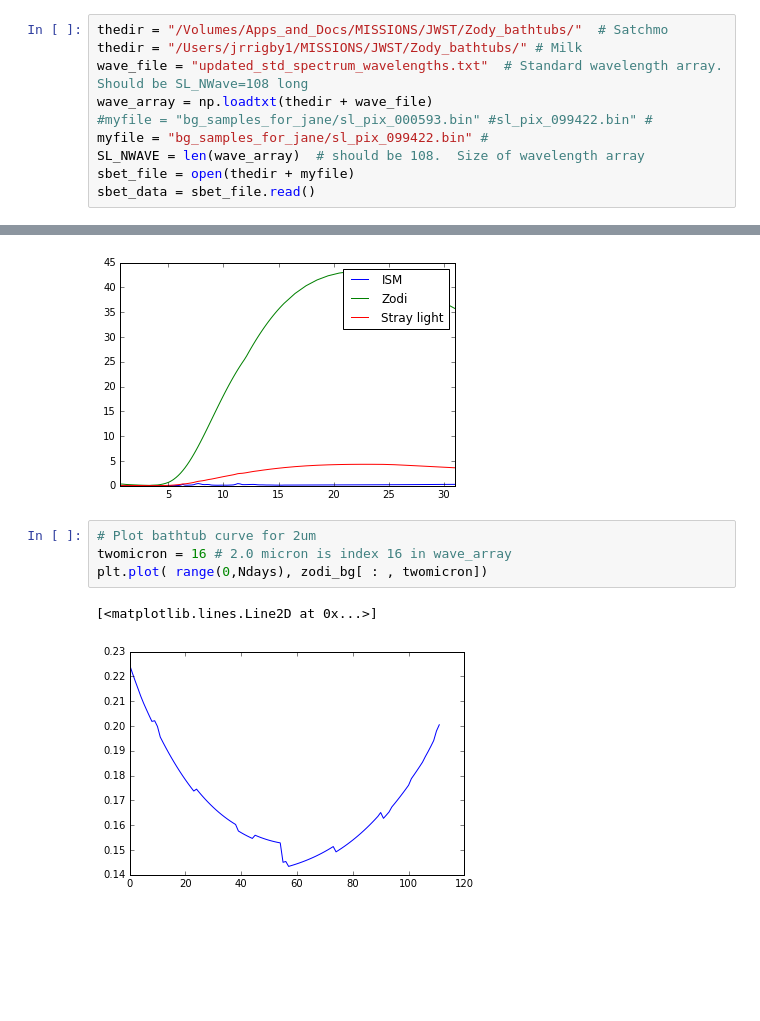
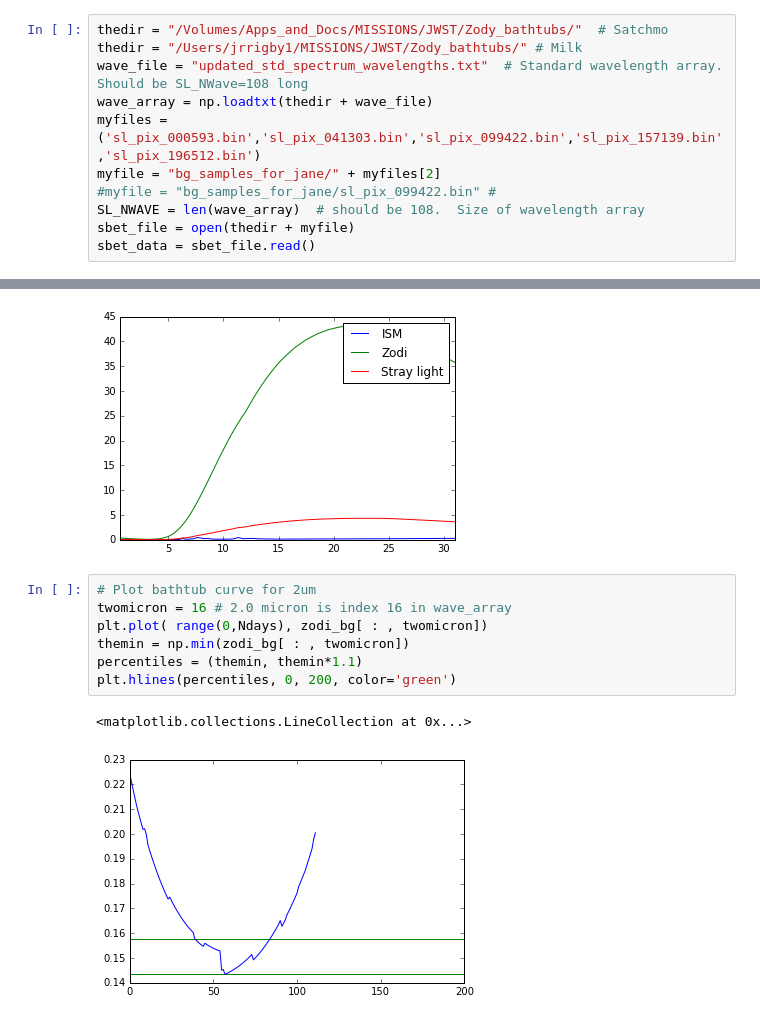
Before and after one commit to janerigby/NB, a Jupyter notebook: precompiled_JWST_bkgs.ipynb, the cells around one changed output, grey strips where cells are left out. Cells and saved outputs as stored; diff of their text form; blank space fills up the shorter version.

Commit message:
added bathtub curve

```diff
--- a/precompiled_JWST_bkgs.ipynb
+++ b/precompiled_JWST_bkgs.ipynb
@@ -29,8 +29,9 @@ thedir = "/Volumes/Apps_and_Docs/MISSIONS/JWST/Zody_bathtubs/"  # Satchmo
 thedir = "/Users/jrrigby1/MISSIONS/JWST/Zody_bathtubs/" # Milk
 wave_file = "updated_std_spectrum_wavelengths.txt"  # Standard wavelength array.  Should be SL_NWave=108 long
 wave_array = np.loadtxt(thedir + wave_file)
-#myfile = "bg_samples_for_jane/sl_pix_000593.bin" #sl_pix_099422.bin" #
-myfile = "bg_samples_for_jane/sl_pix_099422.bin" #
+myfiles = ('sl_pix_000593.bin','sl_pix_041303.bin','sl_pix_099422.bin','sl_pix_157139.bin','sl_pix_196512.bin')
+myfile = "bg_samples_for_jane/" + myfiles[2]
+#myfile = "bg_samples_for_jane/sl_pix_099422.bin" #
 SL_NWAVE = len(wave_array)  # should be 108.  Size of wavelength array
 sbet_file = open(thedir + myfile)
 sbet_data = sbet_file.read()
@@ -97,7 +98,10 @@ plt.legend()
 # %%
 # Plot bathtub curve for 2um
 twomicron = 16 # 2.0 micron is index 16 in wave_array
 plt.plot( range(0,Ndays), zodi_bg[ : , twomicron])
+themin = np.min(zodi_bg[ : , twomicron])
+percentiles = (themin, themin*1.1)
+plt.hlines(percentiles, 0, 200, color='green')
 # %% [output]
-[<matplotlib.lines.Line2D at 0x...>]
+<matplotlib.collections.LineCollection at 0x...>
-[figure, old version]
+[figure, new version]
```
Also changed, not shown: parts of 1 cell of this notebook.
